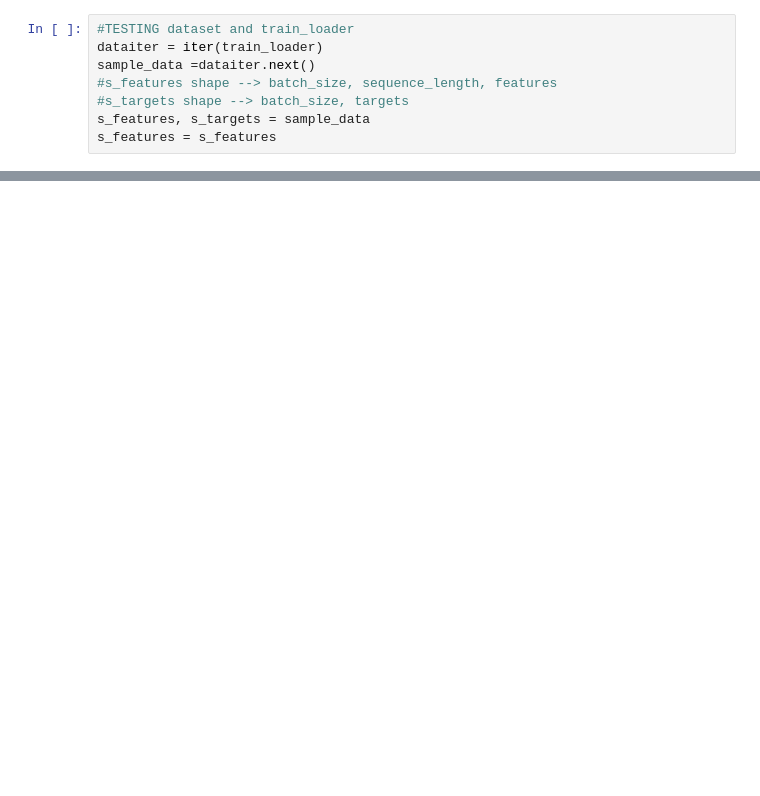
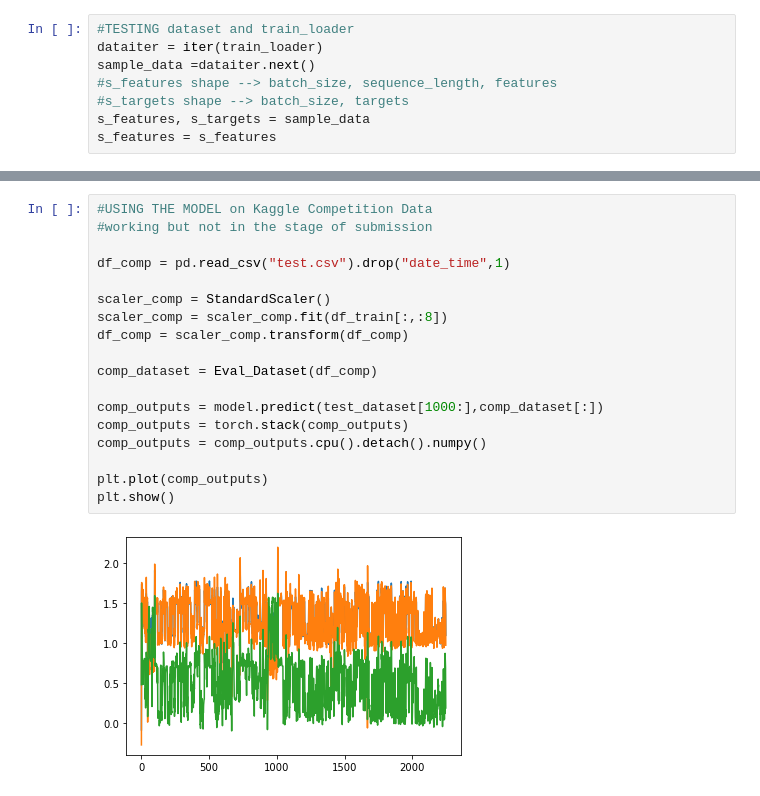
Before and after one commit to KoldaEFK/Pytorch-RNN, a Jupyter notebook: Prep_version.ipynb, the cells around one changed output, grey strips where cells are left out. Cells and saved outputs as stored; diff of their text form; blank space fills up the shorter version.

```diff
--- a/Prep_version.ipynb
+++ b/Prep_version.ipynb
@@ -221,0 +228,20 @@ plt.show()
+# %%
+#USING THE MODEL on Kaggle Competition Data
+#working but not in the stage of submission
+
+df_comp = pd.read_csv("test.csv").drop("date_time",1)
+
+scaler_comp = StandardScaler()
+scaler_comp = scaler_comp.fit(df_train[:,:8])
+df_comp = scaler_comp.transform(df_comp)
+
+comp_dataset = Eval_Dataset(df_comp)
+
+comp_outputs = model.predict(test_dataset[1000:],comp_dataset[:])
+comp_outputs = torch.stack(comp_outputs)
+comp_outputs = comp_outputs.cpu().detach().numpy()
+
+plt.plot(comp_outputs)
+plt.show()
+# %% [output]
+[figure, added]
```
Also changed, not shown: parts of 6 cells of this notebook.
